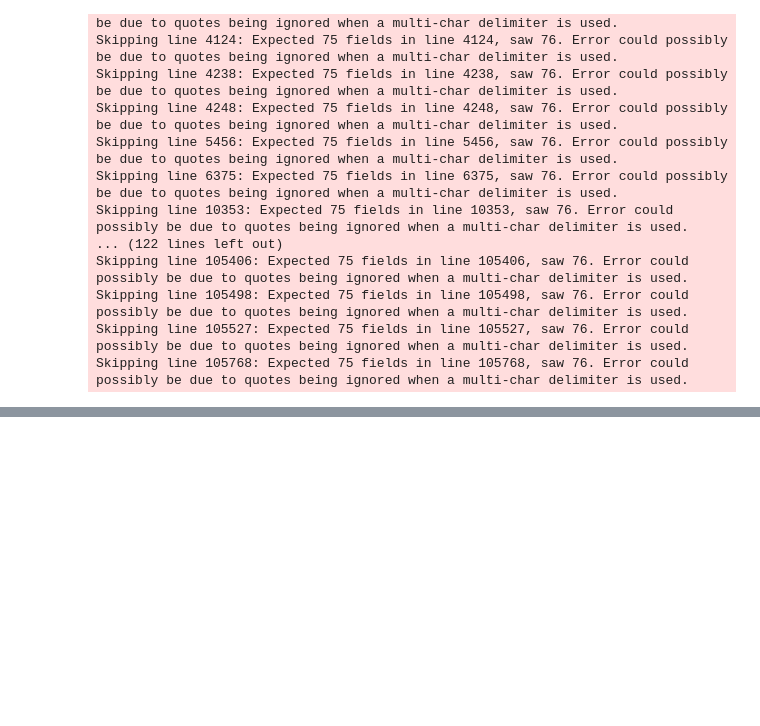
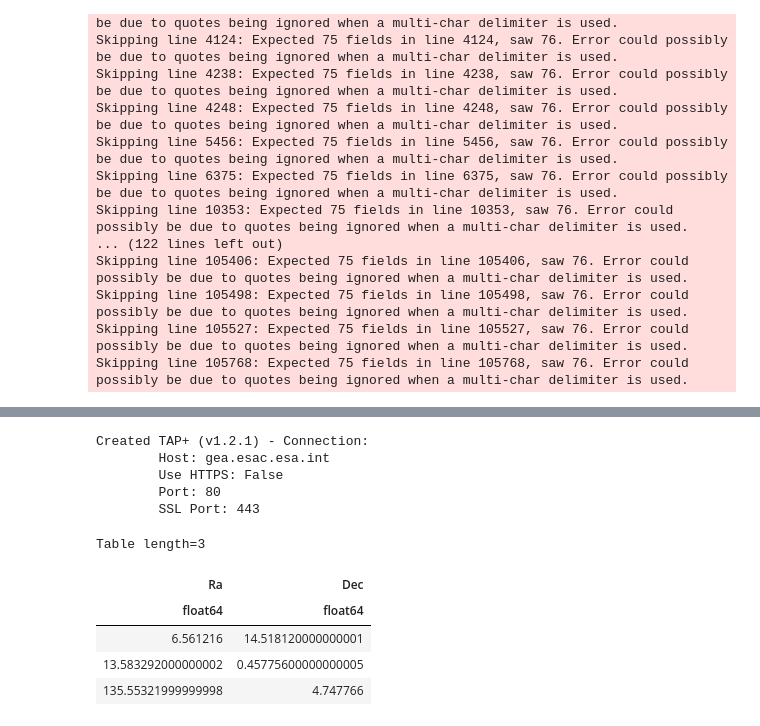
Before and after one commit to nevencaplar/Variability, a Jupyter notebook: HSC/HSC systematic.ipynb, the cells around one changed output, grey strips where cells are left out. Cells and saved outputs as stored; diff of their text form; code cells hidden in the pictures; blank space fills up the shorter version.

```diff
--- a/HSC/HSC systematic.ipynb
+++ b/HSC/HSC systematic.ipynb
@@ -89,0 +360,10 @@ PositionOfQuasar=np.load(DATA_DIRECTORY+'PositionOfQuasars.npy')
+# %%
+>>> from astroquery.utils.tap.core import TapPlus
+>>>
+>>> gaia = TapPlus(url="http://gea.esac.esa.int/tap-server/tap")
+# %% [output]
+Created TAP+ (v1.2.1) - Connection:
+        Host: gea.esac.esa.int
+        Use HTTPS: False
+        Port: 80
+        SSL Port: 443
@@ -89,0 +399,15 @@ PositionOfQuasar=np.load(DATA_DIRECTORY+'PositionOfQuasars.npy')
+# %%
+>>> from astropy.table import Table
+>>> a = [PositionOfQuasar[1000][0], PositionOfQuasar[2222][0], PositionOfQuasar[22222][0]]
+>>> b = [PositionOfQuasar[1000][1], PositionOfQuasar[2222][1], PositionOfQuasar[22222][1]]
+
+>>> t = Table([a, b], names=('Ra', 'Dec'), meta={'name': 'first table'})
+
+t
+# %% [output]
+Table length=3
+| Ra | Dec |
+| float64 | float64 |
+| 6.561216 | 14.518120000000001 |
+| 13.583292000000002 | 0.45775600000000005 |
+| 135.55321999999998 | 4.747766 |
```
Also changed, not shown: parts of 34 cells of this notebook, 57 other files.
